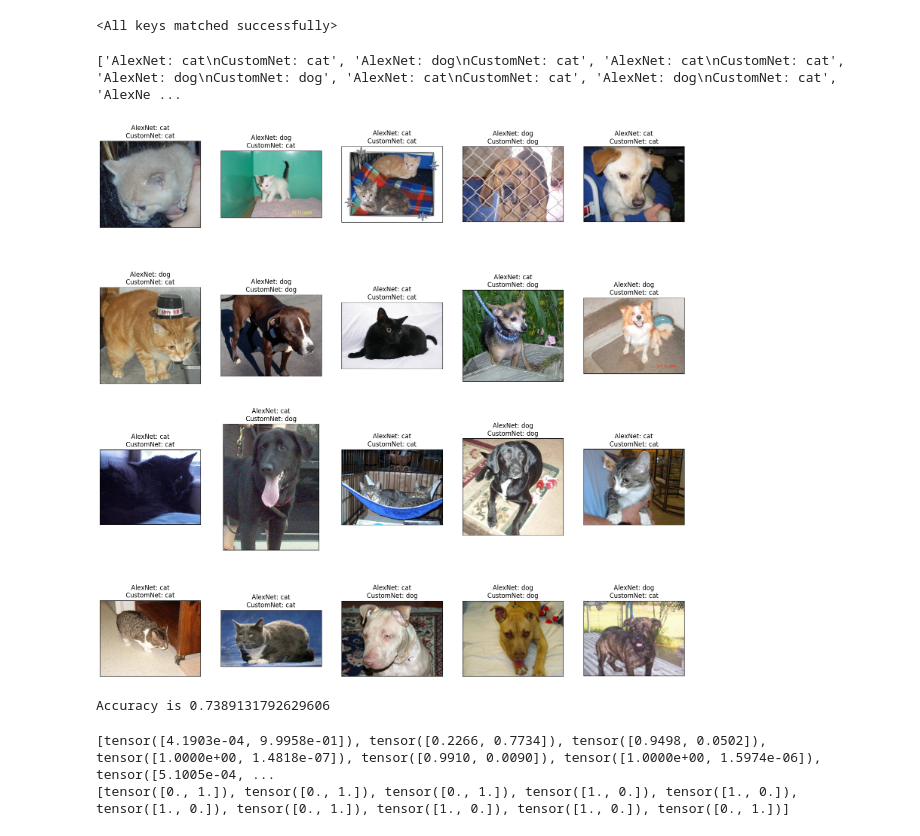
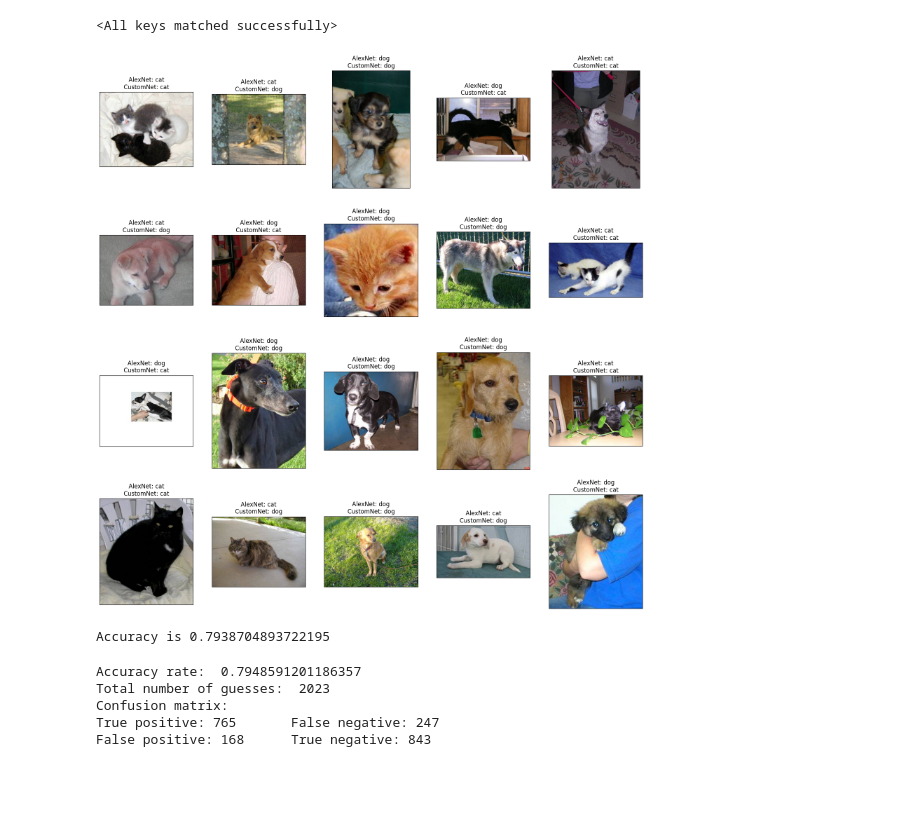
Before and after one commit to jgrguric96/ML-101, a Jupyter notebook: src/Supervised/assignment_3.ipynb, the cells around one changed output. Cells and saved outputs as stored; diff of their text form; code cells hidden in the pictures; blank space fills up the shorter version.

```diff
--- a/src/Supervised/assignment_3.ipynb
+++ b/src/Supervised/assignment_3.ipynb
@@ -335,57 +335,78 @@ df_test = df_test.sample(frac=1).reset_index(drop=True)
 # %%
 samples = df_test.sample(20)
 
 x = []
 title = []
 for index, sample in samples.iterrows():
     x.append(sample.path)
-    title.append("AlexNet: dog") if torch.argmax(new_net(sample.image)) else title.append("AlexNet: cat")
+    title.append("AlexNet: dog") if torch.argmax(net(sample.image)) else title.append("AlexNet: cat")
     title[-1] = f"{title[-1]}\nCustomNet: dog" if torch.argmax(custom_net(sample.image)) else f"{title[-1]}\nCustomNet: cat"
 
 grid_size_x = math.floor((len(x))**(1/2))
 grid_size_y = math.ceil((len(x))/grid_size_x)
 gs = gridspec.GridSpec(grid_size_x, grid_size_y)
 # gs.update(bottom=0.1)
 # gs.update(top=0.55)
 fig = pyplot.figure(constrained_layout = True)
 fig.set_figwidth(20)
 fig.set_figheight(20)
 # Process image
 for i, im in enumerate(x):
     ax = fig.add_subplot(gs[(i)//grid_size_y, (i)%grid_size_y])
     ax.imshow(Image.open(im))
     ax.set_title(title[i])
     ax.axes.get_xaxis().set_visible(False)
     ax.axes.get_yaxis().set_visible(False)
 
 
 
 pyplot.show()
 # %% [output]
-['AlexNet: cat\nCustomNet: cat', 'AlexNet: dog\nCustomNet: cat', 'AlexNet: cat\nCustomNet: cat', 'AlexNet: dog\nCustomNet: dog', 'AlexNet: cat\nCustomNet: cat', 'AlexNet: dog\nCustomNet: cat', 'AlexNe ...
-[figure, old version]
+[figure, new version]
 # %%
 correct = 0
 total = 0
 # since we're not training, we don't need to calculate the gradients for our outputs
 with torch.no_grad():
-    for i, data in enumerate(X_valid):
+    for _, sample in df_test.iterrows():
         # calculate outputs by running images through the network
-        outputs = net(data)
-        # the class with the highest energy is what we choose as prediction
+        outputs = net(sample.image)
         predicted = torch.argmax(outputs)
         total += 1
-        correct += 1 if predicted == torch.argmax(Y_valid[i]) else 0
+        correct += 1 if predicted == torch.argmax(sample.label) else 0
 print(f"Accuracy is {correct/total}")
 # %% [output]
-Accuracy is 0.7389131792629606
+Accuracy is 0.7938704893722195
-# %%
-with torch.no_grad():
-    outputs = []
-    for i in range(10):
-        outputs.append(net(X_valid[i]))
-print(outputs)
-print(Y_valid[:10])
-# %% [output]
-[tensor([4.1903e-04, 9.9958e-01]), tensor([0.2266, 0.7734]), tensor([0.9498, 0.0502]), tensor([1.0000e+00, 1.4818e-07]), tensor([0.9910, 0.0090]), tensor([1.0000e+00, 1.5974e-06]), tensor([5.1005e-04, ...
-[tensor([0., 1.]), tensor([0., 1.]), tensor([0., 1.]), tensor([1., 0.]), tensor([1., 0.]), tensor([1., 0.]), tensor([0., 1.]), tensor([1., 0.]), tensor([1., 0.]), tensor([0., 1.])]
+# %%
+true_positive = 0
+true_negative = 0
+false_positive = 0
+false_negative = 0
+
+with torch.no_grad():
+    n=0
+    for _, sample in df_test.iterrows():
+        prediction = torch.softmax(net(sample.image), 0)
+        n += 1
+        if torch.argmax(prediction) == torch.argmax(sample.label):
+            if torch.argmax(prediction):
+                true_positive += 1
+            else:
+                true_negative += 1
+        else:
+            if torch.argmax(prediction):
+                false_positive += 1
+            else:
+                false_negative += 1
+
+print("Accuracy rate: ", (true_positive + true_negative)/n)
+print("Total number of guesses: ", n)
+print("Confusion matrix:")
+print(f"True positive: {true_positive} \t False negative: {false_negative}")
+print(f"False positive: {false_positive} \t True negative: {true_negative}")
+# %% [output]
+Accuracy rate:  0.7948591201186357
+Total number of guesses:  2023
+Confusion matrix:
+True positive: 765       False negative: 247
+False positive: 168      True negative: 843
```
Also changed, not shown: parts of 7 cells of this notebook, 1 other file.
